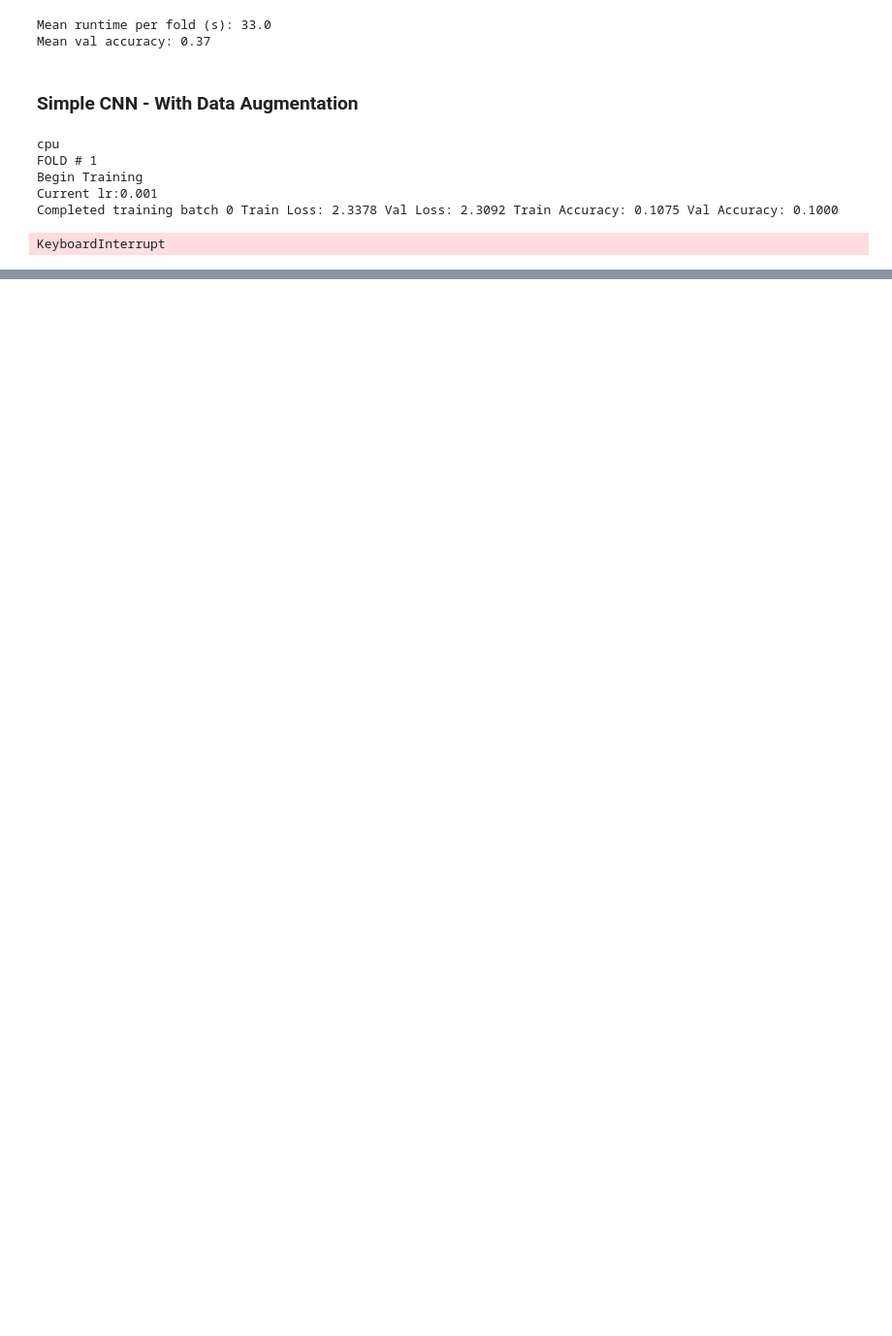
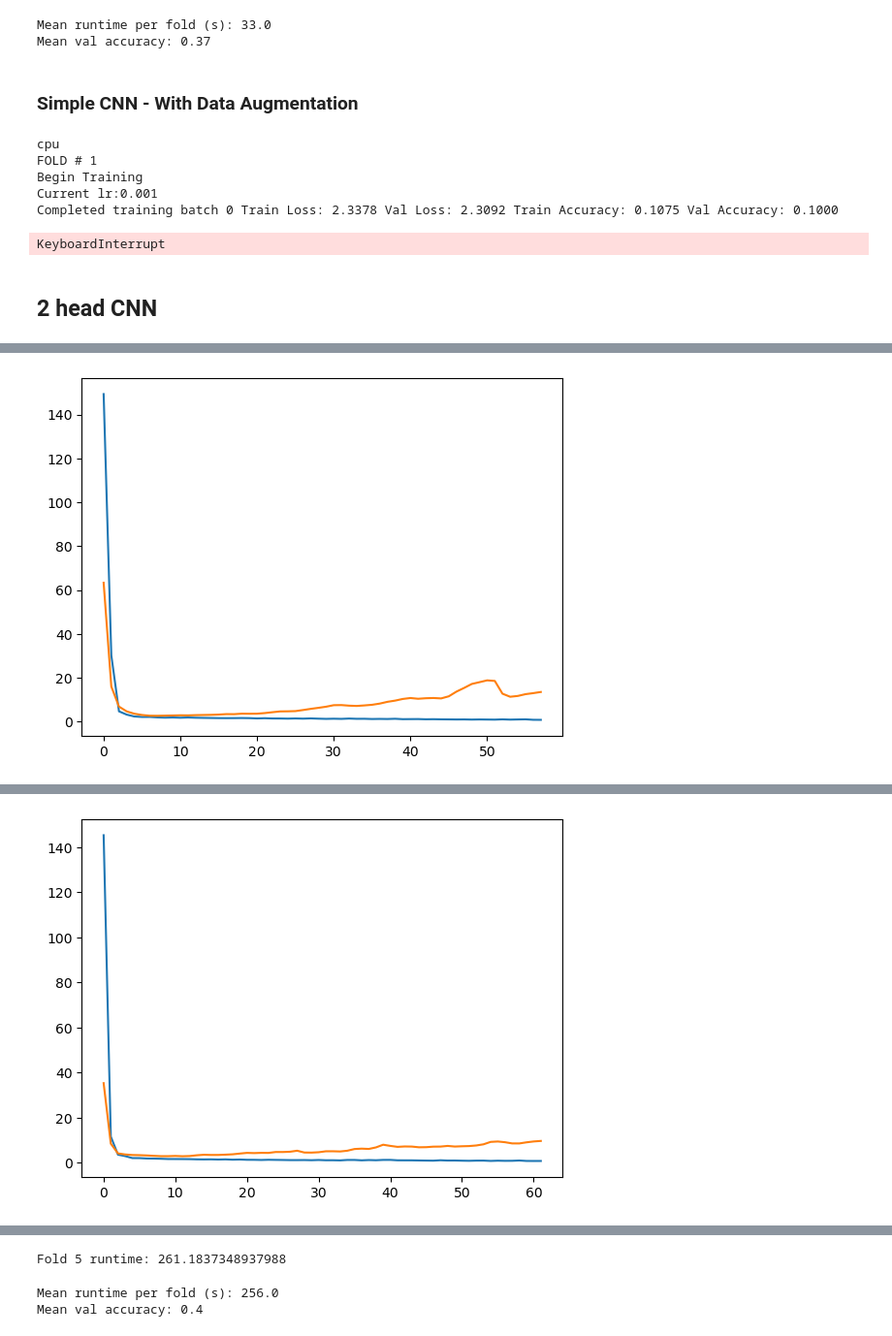
Before and after one commit to santiviquez/noisy-human-recognition, a Jupyter notebook: nn_experiments.ipynb, the cells around one changed output, grey strips where cells are left out. Shown at 97% size. Saved outputs shown, nothing was run; the diff lists cells and outputs as text; code cells hidden in the pictures; blank space fills up the shorter version.

```diff
--- a/nn_experiments.ipynb
+++ b/nn_experiments.ipynb
@@ -410,0 +454,28 @@ class CNN(nn.Module):
+# %%
+class PAPER(nn.Module):
+    def __init__(self):
+        super().__init__()
+        self.conv1 = nn.Conv2d(1, 80, kernel_size=(57, 6))
+        self.conv2 = nn.Conv2d(80, 80, kernel_size=(1, 3))
+        self.dropout = nn.Dropout(0.2)
+        self.flatten = nn.Flatten()
+        self.fc3 = nn.Linear(3520, 50)
+        self.fc4 = nn.Linear(50, 10)
+
+
+    def forward(self, x, y):
+        x = F.relu(F.max_pool2d(self.conv1(x), (4, 3), (1, 3)))
+        y = F.relu(F.max_pool2d(self.conv1(y), (4, 3), (1, 3)))
+        x = F.relu(F.max_pool2d(self.dropout(self.conv2(x)), (1, 3), (1, 3)))
+        y = F.relu(F.max_pool2d(self.dropout(self.conv2(y)), (1, 3), (1, 3)))
+        x = self.flatten(x)
+        y = self.flatten(y)
+        # x = F.relu(self.fc1(x))
+        # y = F.relu(self.fc2(y))
+        # x = F.dropout(x, 0.2)
+        # y = F.dropout(y, 0.2)
+        z = torch.cat((x,y), 1)
+        z = F.relu(self.fc3(z))
+        z = self.dropout(z)
+        z = self.fc4(z)
+        return z
@@ -564,3 +617,18 @@ KeyboardInterrupt
 # show mean validation accuracy over all folds and best epochs
 print(f"Mean runtime per fold (s): {np.round(np.mean(batch_runtimes))}")
 print(f"Mean val accuracy: {np.round(mean_accuracy, 2)}")
+# %% [markdown]
+## 2 head CNN
+# %%
+net = PAPER()
+criterion = nn.CrossEntropyLoss()
+optimizer = torch.optim.Adam(net.parameters(), lr=0.001)
+# scheduler = ReduceLROnPlateau(optimizer, 'min', patience=5)
+
+net.to(device)
+print(device)
+
+# the train_cv function needs (num_epochs, df, model, model_name, transformations, n_folds = 5)
+name = 'PAPER_MFCC_MEL'
+train_loss_dict, val_loss_dict, batch_runtimes, mean_accuracy = train_cv(100, esc50_human, net, name, transform_mfcc)
+# %% [output]
@@ -566,0 +652 @@ print(f"Mean val accuracy: {np.round(mean_accuracy, 2)}")
+[figure, added]
@@ -566,0 +670 @@ print(f"Mean val accuracy: {np.round(mean_accuracy, 2)}")
+[figure, added]
@@ -566,0 +725,7 @@ print(f"Mean val accuracy: {np.round(mean_accuracy, 2)}")
+Fold 5 runtime: 261.1837348937988
+# %%
+print(f"Mean runtime per fold (s): {np.round(np.mean(batch_runtimes))}")
+print(f"Mean val accuracy: {np.round(mean_accuracy, 2)}")
+# %% [output]
+Mean runtime per fold (s): 256.0
+Mean val accuracy: 0.4
```
Also changed, not shown: parts of 12 cells of this notebook.
